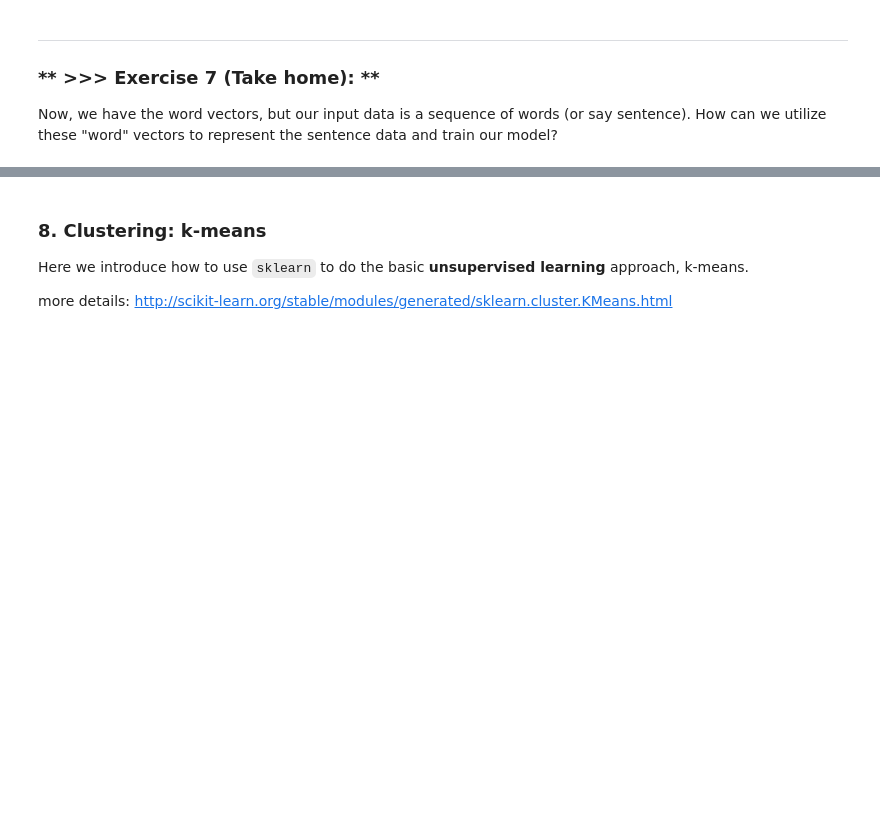
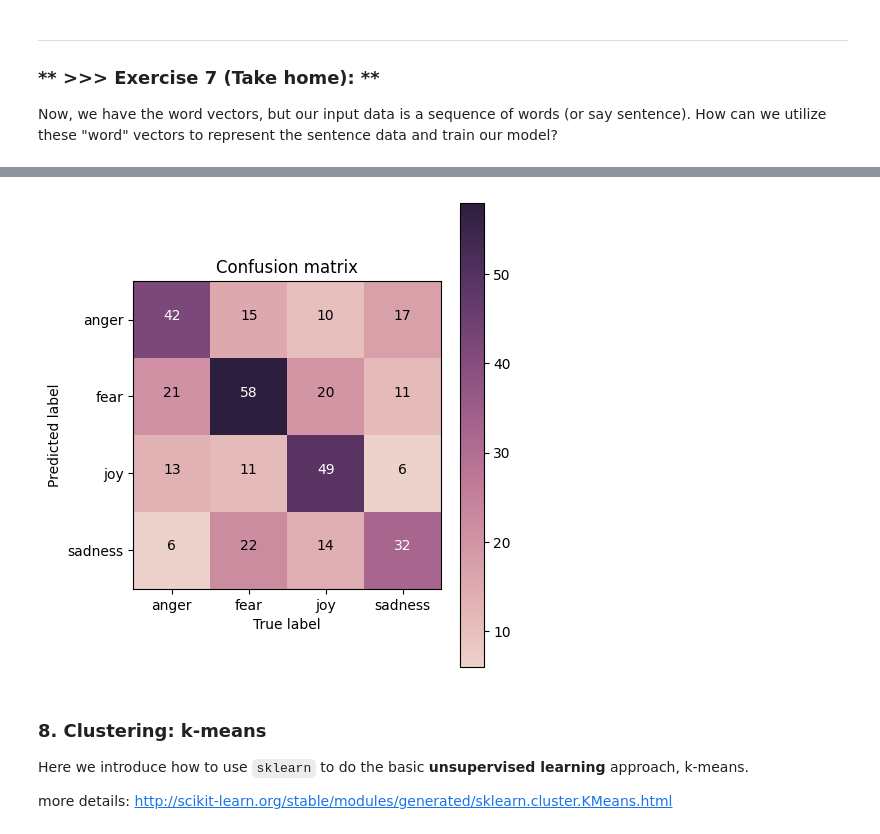
Before and after one commit to rolandlin18/DM2023-Lab2-Master, a Jupyter notebook: DM2023-Lab2-Master.ipynb, the cells around one changed output, grey strips where cells are left out. Cells and saved outputs as stored; diff of their text form; code cells hidden in the pictures; blank space fills up the shorter version.

```diff
--- a/DM2023-Lab2-Master.ipynb
+++ b/DM2023-Lab2-Master.ipynb
@@ -1066,0 +1283,18 @@ How can we utilize these "word" vectors to represent the sentence data and train
+# %%
+# Ultlize the NN model to train the data
+
+from keras.callbacks import CSVLogger
+
+csv_logger = CSVLogger('logs/training_log_w2v.csv')
+
+# training setting
+epochs = 150
+batch_size = 32
+
+# training!
+history = model.fit(X_train_w2v, y_train,
+                    epochs=epochs,
+                    batch_size=batch_size,
+                    callbacks=[csv_logger],
+                    validation_data = (X_test_w2v, y_test))
+print('training finish')
@@ -1066,0 +1319,12 @@ How can we utilize these "word" vectors to represent the sentence data and train
+# %%
+## predict
+y_test_pred = model.predict(X_test_w2v, batch_size=128)
+y_test_pred = label_decode(label_encoder, y_test_pred)
+
+
+y_train_pred = model.predict(X_train_w2v, batch_size=128)
+y_train_pred = label_decode(label_encoder, y_train_pred)
+y_train_pred[:5]
+
+y_train = label_decode(label_encoder, y_train)
+y_test = label_decode(label_encoder, y_test)
@@ -1066,0 +1347,11 @@ How can we utilize these "word" vectors to represent the sentence data and train
+# %%
+## precision, recall, f1-score,
+from sklearn.metrics import classification_report
+
+print(classification_report(y_true=y_test, y_pred=y_test_pred))
+
+## check by confusion matrix
+from sklearn.metrics import confusion_matrix
+
+cm = confusion_matrix(y_true=y_test, y_pred=y_test_pred)
+print(cm)
@@ -1066,0 +1374,6 @@ How can we utilize these "word" vectors to represent the sentence data and train
+# %%
+# plot your confusion matrix
+my_tags = ['anger', 'fear', 'joy', 'sadness']
+plot_confusion_matrix(cm, classes=my_tags, title='Confusion matrix')
+# %% [output]
+[figure, added]
```
Also changed, not shown: parts of 35 cells of this notebook.
